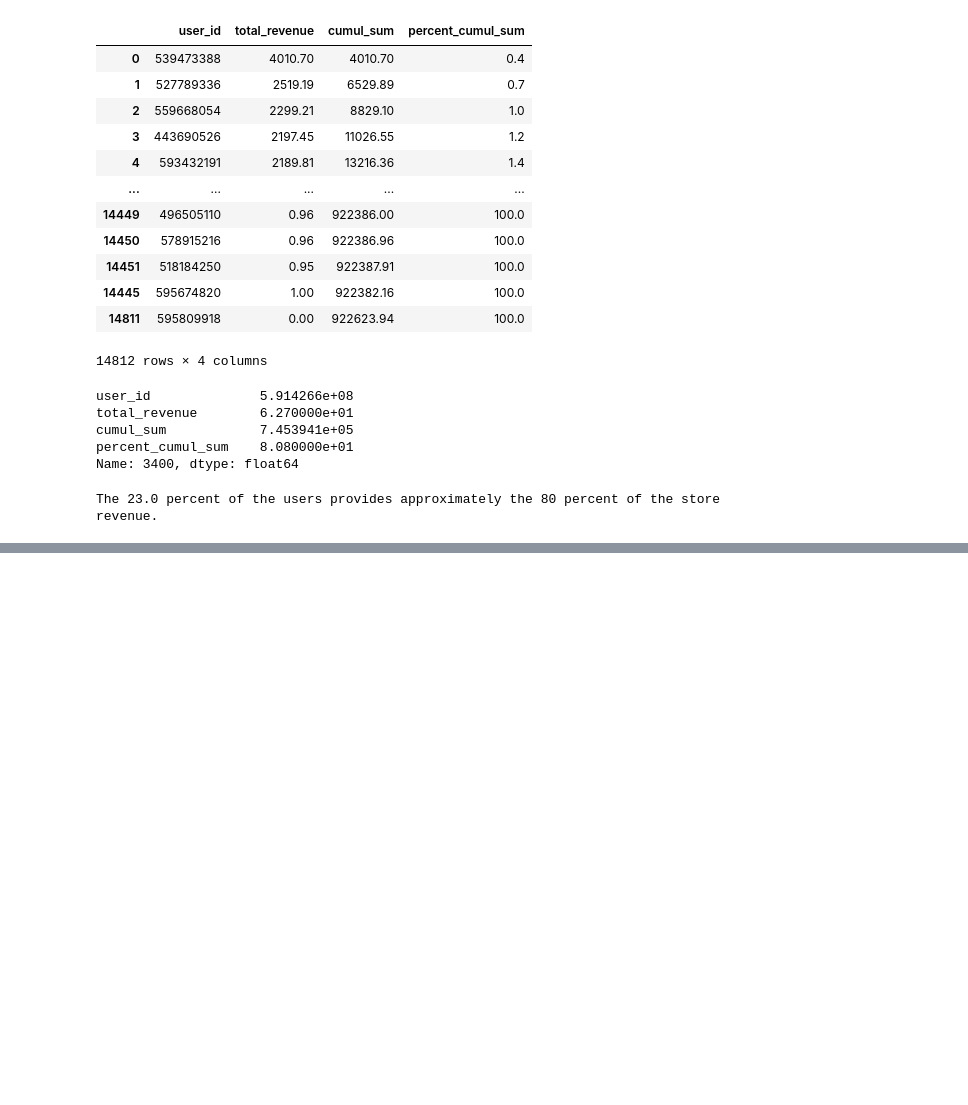
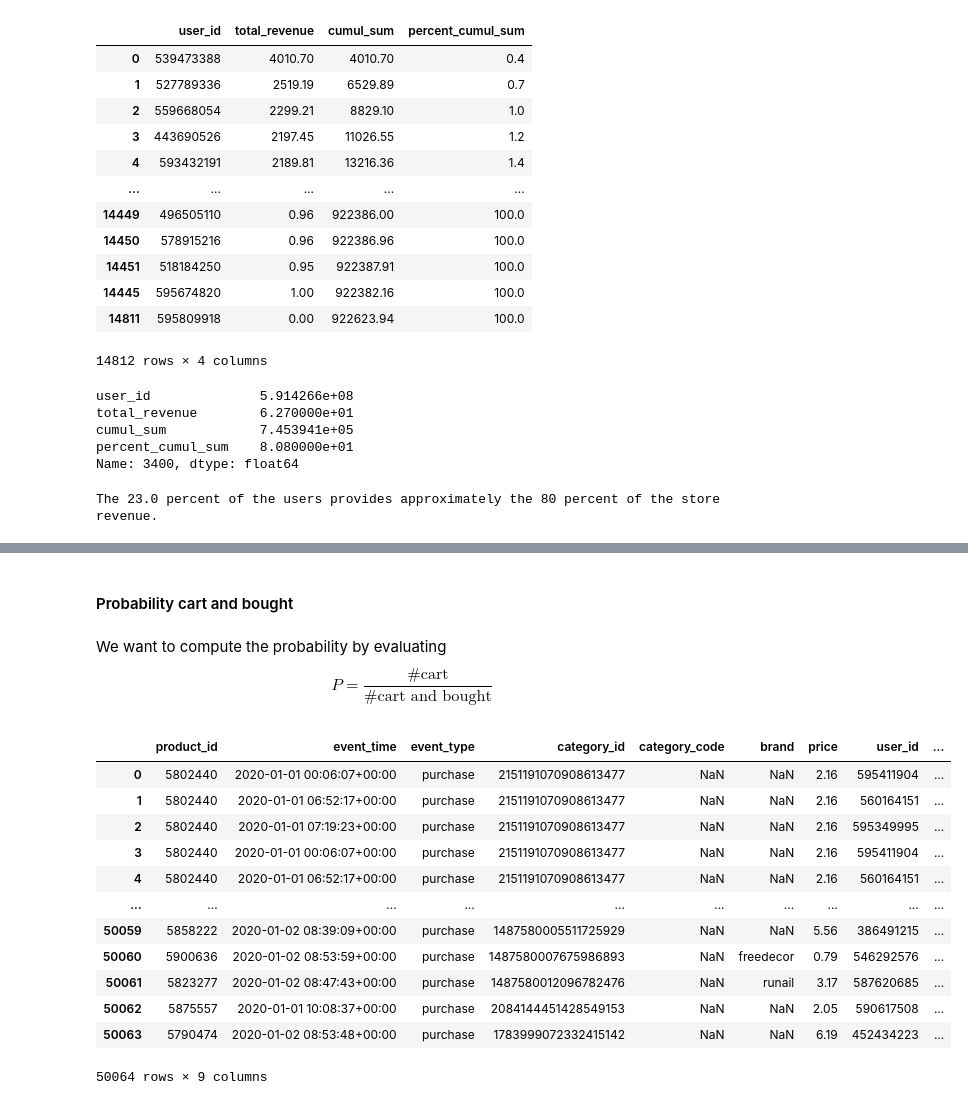
Before and after one commit to domenicocinque/ADM-HW2, a Jupyter notebook: HW2_Dom.ipynb, the cells around one changed output, grey strips where cells are left out. Drawn from its saved outputs; the diff is of its cells as text; code cells hidden in the pictures; blank space fills up the shorter version.

```diff
--- a/HW2_Dom.ipynb
+++ b/HW2_Dom.ipynb
@@ -207,0 +254,22 @@ plt.show()
+# %% [markdown]
+#### Probability cart and bought
+# %% [markdown]
+We want to compute the probability by evaluating $$ P=\frac{\#\text{cart}}{\#\text{cart and bought}}$$
+# %%
+cart_and_bought = df[df.event_type == 'cart']['product_id'].to_frame().merge(df[df.event_type == 'purchase'],
+                                            on = 'product_id')
+cart_and_bought.drop(df[])
+# %% [output]
+|  | product_id | event_time | event_type | category_id | category_code | brand | price | user_id | ... |
+| 0 | 5802440 | 2020-01-01 00:06:07+00:00 | purchase | 2151191070908613477 | NaN | NaN | 2.16 | 595411904 | ... |
+| 1 | 5802440 | 2020-01-01 06:52:17+00:00 | purchase | 2151191070908613477 | NaN | NaN | 2.16 | 560164151 | ... |
+| 2 | 5802440 | 2020-01-01 07:19:23+00:00 | purchase | 2151191070908613477 | NaN | NaN | 2.16 | 595349995 | ... |
+| 3 | 5802440 | 2020-01-01 00:06:07+00:00 | purchase | 2151191070908613477 | NaN | NaN | 2.16 | 595411904 | ... |
+| 4 | 5802440 | 2020-01-01 06:52:17+00:00 | purchase | 2151191070908613477 | NaN | NaN | 2.16 | 560164151 | ... |
+| ... | ... | ... | ... | ... | ... | ... | ... | ... | ... |
+| 50059 | 5858222 | 2020-01-02 08:39:09+00:00 | purchase | 1487580005511725929 | NaN | NaN | 5.56 | 386491215 | ... |
+| 50060 | 5900636 | 2020-01-02 08:53:59+00:00 | purchase | 1487580007675986893 | NaN | freedecor | 0.79 | 546292576 | ... |
+| 50061 | 5823277 | 2020-01-02 08:47:43+00:00 | purchase | 1487580012096782476 | NaN | runail | 3.17 | 587620685 | ... |
+| 50062 | 5875557 | 2020-01-01 10:08:37+00:00 | purchase | 2084144451428549153 | NaN | NaN | 2.05 | 590617508 | ... |
+| 50063 | 5790474 | 2020-01-02 08:53:48+00:00 | purchase | 1783999072332415142 | NaN | NaN | 6.19 | 452434223 | ... |
+50064 rows × 9 columns
```
Also changed, not shown: parts of 11 cells of this notebook.
